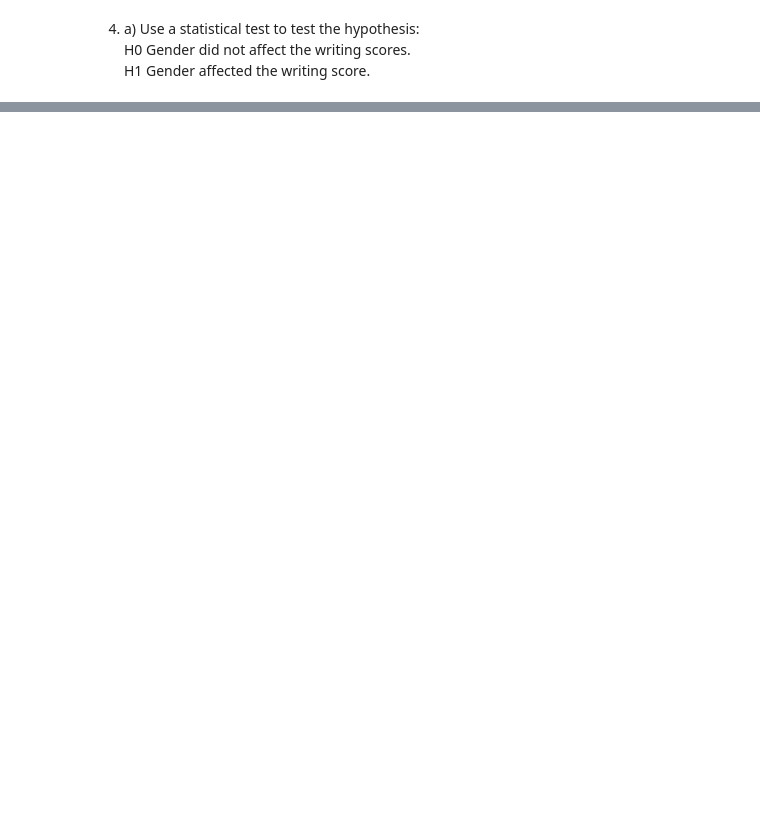
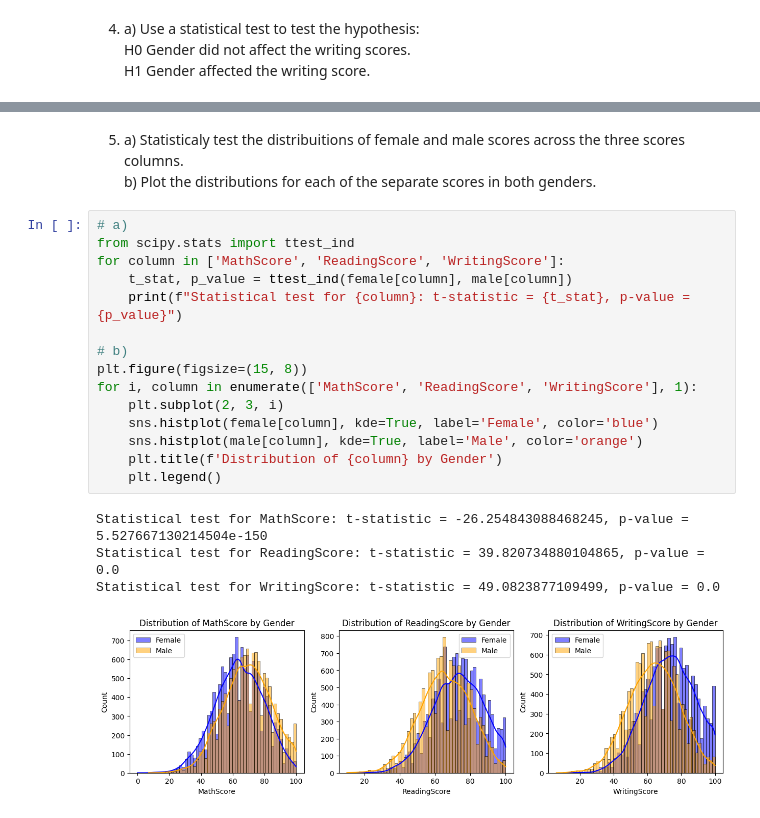
Before and after one commit to iscogonzalez18/IDS_FER, a Jupyter notebook: LabExercises/Homework3/cogsci_lab3.ipynb, the cells around one changed output, grey strips where cells are left out. Cells and saved outputs as stored; diff of their text form; blank space fills up the shorter version.

```diff
--- a/LabExercises/Homework3/cogsci_lab3.ipynb
+++ b/LabExercises/Homework3/cogsci_lab3.ipynb
@@ -16,0 +110,23 @@ b) Plot the distributions for each of the separate scores in both genders. <br>
+# %% [markdown]
+5. a) Statisticaly test the distribuitions of female and male scores across the three scores columns.<br>
+b) Plot the distributions for each of the separate scores in both genders. <br>
+# %%
+# a)
+from scipy.stats import ttest_ind
+for column in ['MathScore', 'ReadingScore', 'WritingScore']:
+    t_stat, p_value = ttest_ind(female[column], male[column])
+    print(f"Statistical test for {column}: t-statistic = {t_stat}, p-value = {p_value}")
+
+# b)
+plt.figure(figsize=(15, 8))
+for i, column in enumerate(['MathScore', 'ReadingScore', 'WritingScore'], 1):
+    plt.subplot(2, 3, i)
+    sns.histplot(female[column], kde=True, label='Female', color='blue')
+    sns.histplot(male[column], kde=True, label='Male', color='orange')
+    plt.title(f'Distribution of {column} by Gender')
+    plt.legend()
+# %% [output]
+Statistical test for MathScore: t-statistic = -26.254843088468245, p-value = 5.527667130214504e-150
+Statistical test for ReadingScore: t-statistic = 39.820734880104865, p-value = 0.0
+Statistical test for WritingScore: t-statistic = 49.0823877109499, p-value = 0.0
+[figure, added]
```
Also changed, not shown: parts of 6 cells of this notebook.
